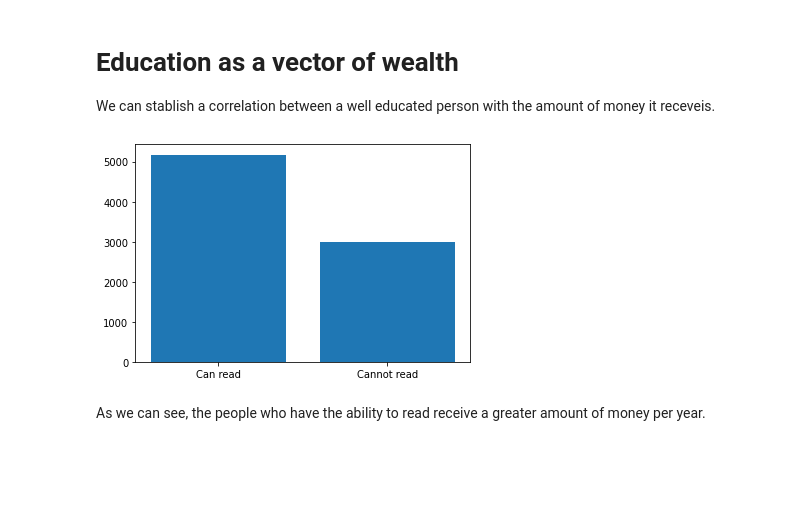
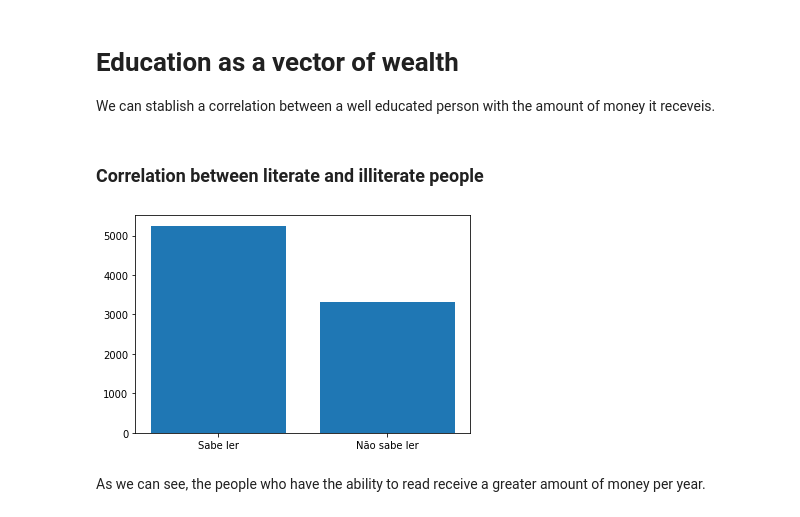
Before and after one commit to Bocampagni/Applied-mathematics, a Jupyter notebook: clustering/poverty_mpi.ipynb, the cells around one changed output. Saved outputs shown, nothing was run; the diff lists cells and outputs as text; code cells hidden in the pictures; blank space fills up the shorter version.

```diff
--- a/clustering/poverty_mpi.ipynb
+++ b/clustering/poverty_mpi.ipynb
@@ -11,19 +13,22 @@ import numpy as np
 import matplotlib.pyplot as plt
 import pandas as pd
 
-data = pd.read_csv("/amostra_pessoa.csv")
+data = pd.read_csv("/content/base_amostra_pessoa_201812.csv")
 
 #Creating a sampling sub group, to gather only information that will be used.
 
-cad_unico = data[['id_familia',
-                  'id_pessoa',
+cad_unico = data[['id_familia', 'id_pessoa',
                   'cod_sexo_pessoa',
                   'idade',
                   'cod_raca_cor_pessoa',
                   'cod_deficiencia_memb',
                   'cod_sabe_ler_escrever_memb',
+                  'cod_curso_frequentou_pessoa_memb',
                   'val_renda_bruta_12_meses_memb',
-                  'val_remuner_emprego_memb']].copy()
+                  'cod_principal_trab_memb',
+                  'val_remuner_emprego_memb',
+                  'classf',
+                  ]].copy()
 
 #Avoiding null values in important fields
 cad_unico = cad_unico.dropna(how='any',axis=0)
@@ -75,25 +80,27 @@ As we can see, the values are not that far from eachother. Over the period of a
 # Education as a vector of wealth
 
 We can stablish a correlation between a well educated person with the amount of money it receveis.
+# %% [markdown]
+### Correlation between literate and illiterate people
 # %%
 
 #Creating a subset gathered by the either the person can read
 reading_capacity_group = cad_unico[['cod_sabe_ler_escrever_memb','val_renda_bruta_12_meses_memb']].groupby('cod_sabe_ler_escrever_memb')
 
 groups = [reading_capacity_group.get_group(x) for x in reading_capacity_group.groups]
 
 #Taking the mean salary based on the previous subset
 can_read_salary_mean = groups[0]['val_renda_bruta_12_meses_memb'].mean()
 cannot_read_salary_mean = groups[1]['val_renda_bruta_12_meses_memb'].mean()
 
 # Plotting the correlation
 means = [can_read_salary_mean, cannot_read_salary_mean]
-groups = ('Can read', 'Cannot read')
+groups = ('Sabe ler', 'Não sabe ler')
 y_pos = np.arange(len(groups))
 plt.bar(y_pos, means)
 plt.xticks(y_pos, groups)
 plt.show()
 # %% [output]
-[figure, old version]
+[figure, new version]
 # %% [markdown]
 As we can see, the people who have the ability to read receive a greater amount of money per year.
```
Also changed, not shown: parts of 23 cells of this notebook.
